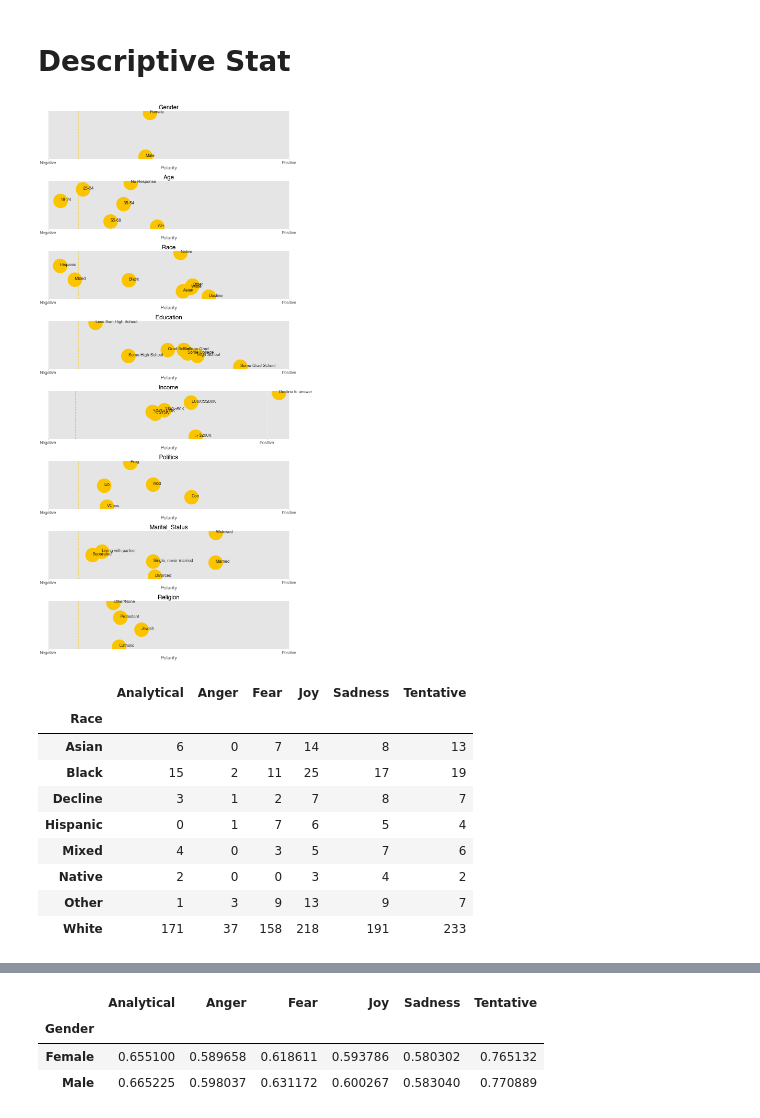
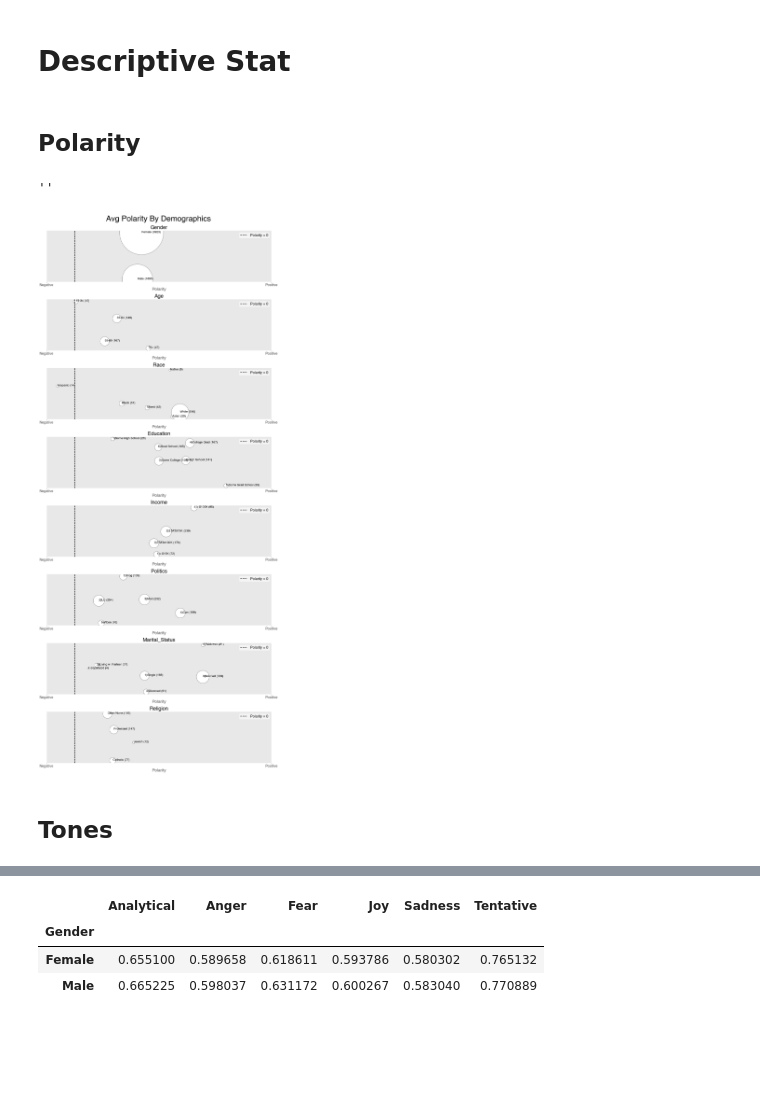
Before and after one commit to MekdiYilma/dreams, a Jupyter notebook: EDA/tone_analysis_on_SDDb.ipynb, the cells around one changed output, grey strips where cells are left out. Cells and saved outputs as stored; diff of their text form; code cells hidden in the pictures; blank space fills up the shorter version.

```diff
--- a/EDA/tone_analysis_on_SDDb.ipynb
+++ b/EDA/tone_analysis_on_SDDb.ipynb
@@ -278,5 +253,23 @@ dream_df.Income = dream_df.Income.replace('$250,000 or more','> $200K')
 # %%
 dream_df['Politics'] = dream_df['Political Ideology']
-dream_df.Politics = dream_df.Politics.replace('Libert','Lib')
-dream_df.Politics = dream_df.Politics.replace('Cons','Con')
+dream_df.Politics = dream_df.Politics.replace('Libert','2)Lib')
+dream_df.Politics = dream_df.Politics.replace('Cons','4)Con')
+dream_df.Politics = dream_df.Politics.replace('Con','4)Con')
+dream_df.Politics = dream_df.Politics.replace('Prog','1)Prog')
+dream_df.Politics = dream_df.Politics.replace('Lib','2)Lib')
+dream_df.Politics = dream_df.Politics.replace('Mod','3)Mod')
+dream_df.Politics = dream_df.Politics.replace('VCons','5)VCon')
+# %%
+dream_df['Age'] = dream_df['Age Group B']
+dream_df.Age = dream_df.Age.replace('No Response',np.nan)
+dream_df.Age = dream_df.Age.replace('18-24','18-34')
+dream_df.Age = dream_df.Age.replace('25-34','18-34')
+# %%
+dream_df['Marital_Status'] = dream_df['Marital Status B']
+dream_df.Marital_Status = dream_df.Marital_Status.replace('Single, never married','1)Single')
+dream_df.Marital_Status = dream_df.Marital_Status.replace('Living with partner','2)Living w. Partner')
+dream_df.Marital_Status = dream_df.Marital_Status.replace('Married','3)Married')
+dream_df.Marital_Status = dream_df.Marital_Status.replace('Separated','4)Separated')
+dream_df.Marital_Status = dream_df.Marital_Status.replace('Divorced','4)Divorced')
+dream_df.Marital_Status = dream_df.Marital_Status.replace('Widowed','6)Widowed')
 # %%
@@ -308,44 +284,37 @@ memory usage: 3.0+ MB
+# %% [markdown]
+## Polarity
 # %%
-def plot_scatter(demographic_name):
-    dream_demographics_df = dream_df.groupby(demographic_name).agg('mean')[numeric_cols]
+def plot_scatter(demographic):
+    dream_demographics_df = dream_df.groupby(demographic).agg('mean')[numeric_cols]
     x = dream_demographics_df.Polarity
     y = dream_demographics_df.Subjectivity
-    s = np.ones(len(x))*3000
+    s = dream_df.groupby(demographic).agg('count')['Polarity']*10
     labels = dream_demographics_df.index
 
-    ax.scatter(x, y, s=s, color='#FBC400',zorder=0)
-    ax.axvline(0, color='#FBC400', ls='--', lw=2)
+    ax.scatter(x, y, s=s, color='white',zorder=0, marker='o', edgecolor='black')
+    ax.axvline(0, color='black', ls='--', lw=2, label='Polarity = 0')
 
     for i, label in enumerate(labels):
-        ax.annotate(label, (x[i], y[i]), color='black', fontsize='medium', alpha =0.8)
+        ax.annotate(f'{label} ({int(s[i]/10)})', (x[i], y[i]), color='black', fontsize='small', fontweight='heavy')
 
     ax.set_yticks([])
     ax.set_xticks([-0.02, 0.14])
     ax.set_xticklabels(['Negative', 'Positive'])
     ax.set_xlabel('Polarity')
-    ax.set_title(f'{demographic_name}')
+    ax.set_title(f'{demographic}')
+    ax.set(facecolor = '#E8E8E8')
+    ax.legend()
 # %%
-demographics = ['Gender', 'Age', 'Race', 'Education', 'Income', 'Politics', 'Marital_Status', 'Religion']
+demographics = ['Gender','Age', 'Race', 'Education', 'Income', 'Politics', 'Marital_Status', 'Religion']
 
 
-fig, axs = plt.subplots(len(demographics), 1, figsize=(15,30), tight_layout=True)
+fig, axs = plt.subplots(len(demographics), 1, figsize=(15,35), constrained_layout=True)
 
 for i, ax in enumerate(axs):
     ax = plot_scatter(demographics[i])
+
+fig.suptitle('Avg Polarity By Demographics', fontsize=35)
+;
 # %% [output]
+''
-[figure, old version]
+[figure, new version]
-# %%
-demographics = 'Race'
-dream_demographics_df = dream_df.groupby(demographics).agg('count')[tone_cols]
-dream_demographics_df
-# %% [output]
-|  | Analytical | Anger | Fear | Joy | Sadness | Tentative |
-| Race |  |  |  |  |  |  |
-| Asian | 6 | 0 | 7 | 14 | 8 | 13 |
-| Black | 15 | 2 | 11 | 25 | 17 | 19 |
-| Decline | 3 | 1 | 2 | 7 | 8 | 7 |
-| Hispanic | 0 | 1 | 7 | 6 | 5 | 4 |
-| Mixed | 4 | 0 | 3 | 5 | 7 | 6 |
-| Native | 2 | 0 | 0 | 3 | 4 | 2 |
-| Other | 1 | 3 | 9 | 13 | 9 | 7 |
-| White | 171 | 37 | 158 | 218 | 191 | 233 |
@@ -354,0 +321,2 @@ tone_cols = ['Analytical', 'Anger', 'Fear', 'Joy', 'Sadness', 'Tentative']
+# %% [markdown]
+## Tones
```
Also changed, not shown: parts of 18 cells of this notebook.
